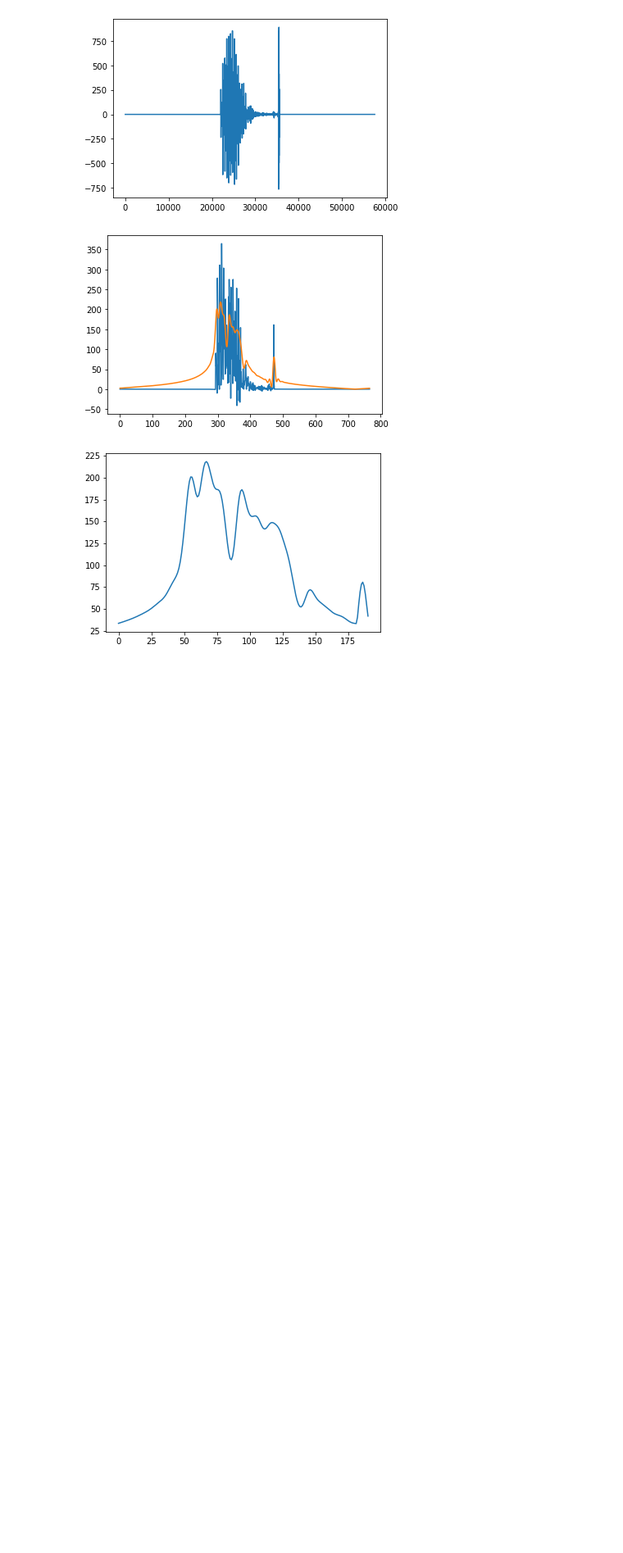
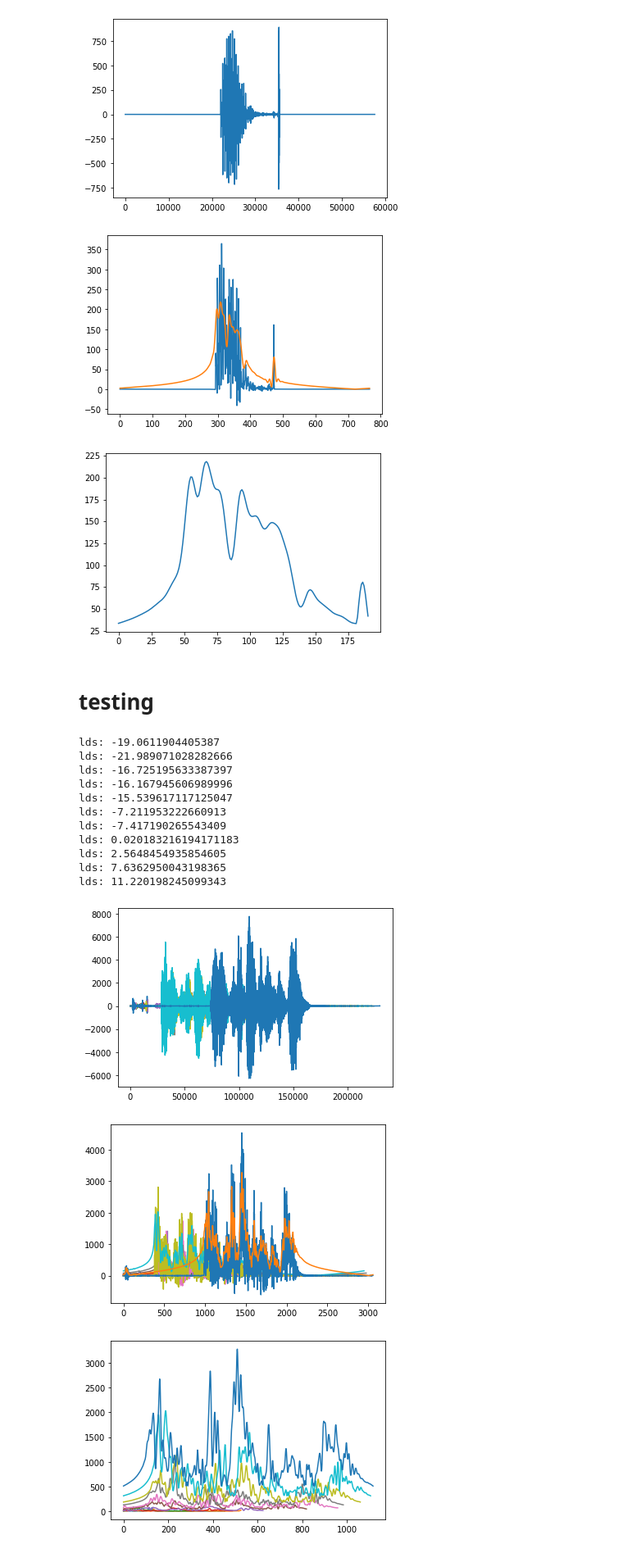
Before and after one commit to QuantumArjun/Emote-X, a Jupyter notebook: LoudnessFromMic.ipynb, the cells around one changed output. Shown: that part at 82% size. Saved outputs shown, nothing was run; the diff lists cells and outputs as text; code cells hidden in the pictures; blank space fills up the shorter version.

Commit message:
added testing:

```diff
--- a/LoudnessFromMic.ipynb
+++ b/LoudnessFromMic.ipynb
@@ -262,3 +257,29 @@ hello your volume is at 0
 [figure]
 [figure]
 [figure]
+# %% [markdown]
+# testing
+# %%
+input_volumes = [1, 5, 10, 15, 20,30,40,50,60,70,80]
+result_volume = []
+# %%
+for volume in input_volumes:
+    file_name = 'voiceLevels/ronak-'+str(volume)+'.wav'
+    data, rate = voice_input(file_name)
+    new_volume = getting_loudness3(data, rate)
+    result_volume.append(new_volume)
+# %% [output]
+lds: -19.0611904405387
+lds: -21.989071028282666
+lds: -16.725195633387397
+lds: -16.167945606989996
+lds: -15.539617117125047
+lds: -7.211953222660913
+lds: -7.417190265543409
+lds: 0.020183216194171183
+lds: 2.5648454935854605
+lds: 7.6362950043198365
+lds: 11.220198245099343
+[figure, added]
+[figure, added]
+[figure, added]
```
Also changed, not shown: parts of 6 cells of this notebook, 3 other files.
